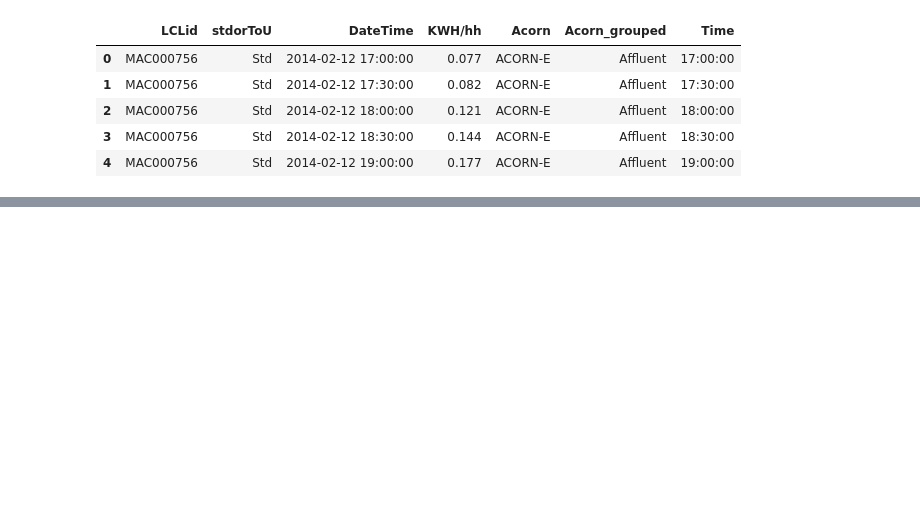
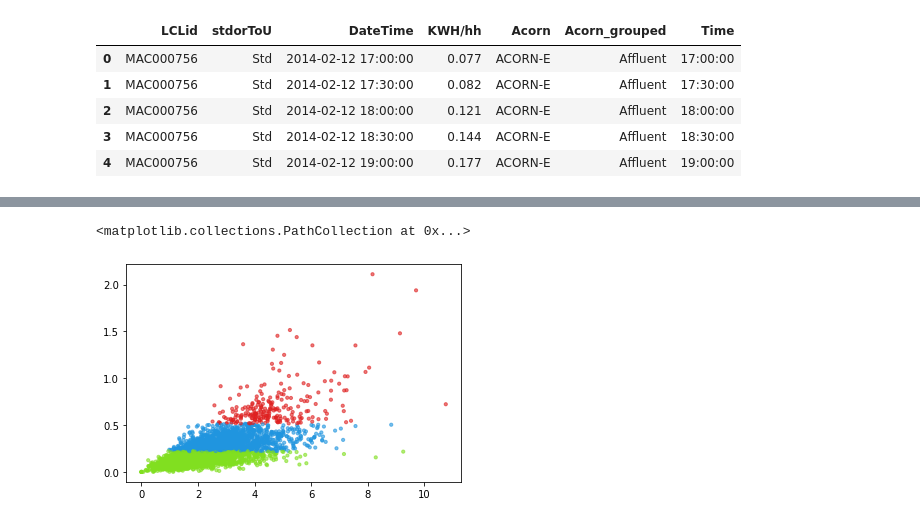
Before and after one commit to ShakeyJay/DSC672, a Jupyter notebook: classification.ipynb, the cells around one changed output, grey strips where cells are left out. Saved outputs shown, nothing was run; the diff lists cells and outputs as text; code cells hidden in the pictures; blank space fills up the shorter version.

```diff
--- a/classification.ipynb
+++ b/classification.ipynb
@@ -13,0 +138,4 @@ df.head()
+# %%
+kmeans2 = KMeans(n_clusters = 3, random_state = 5).fit(base_df["mean"].to_numpy().reshape(-1,1))
+# %%
+group_df["Cluster_2"] = kmeans2.labels_
@@ -13,0 +166,7 @@ df.head()
+# %%
+group_df['c2'] = group_df.Cluster_2.map({0:colors[0], 1:colors[1], 2:colors[2]})
+# %%
+plt.scatter(group_df["KWH/hh_max"], group_df["KWH/hh_mean"], c=group_df.c2, alpha = 0.6, s=10)
+# %% [output]
+<matplotlib.collections.PathCollection at 0x...>
+[figure, added]
```
Also changed, not shown: parts of 25 cells of this notebook.
